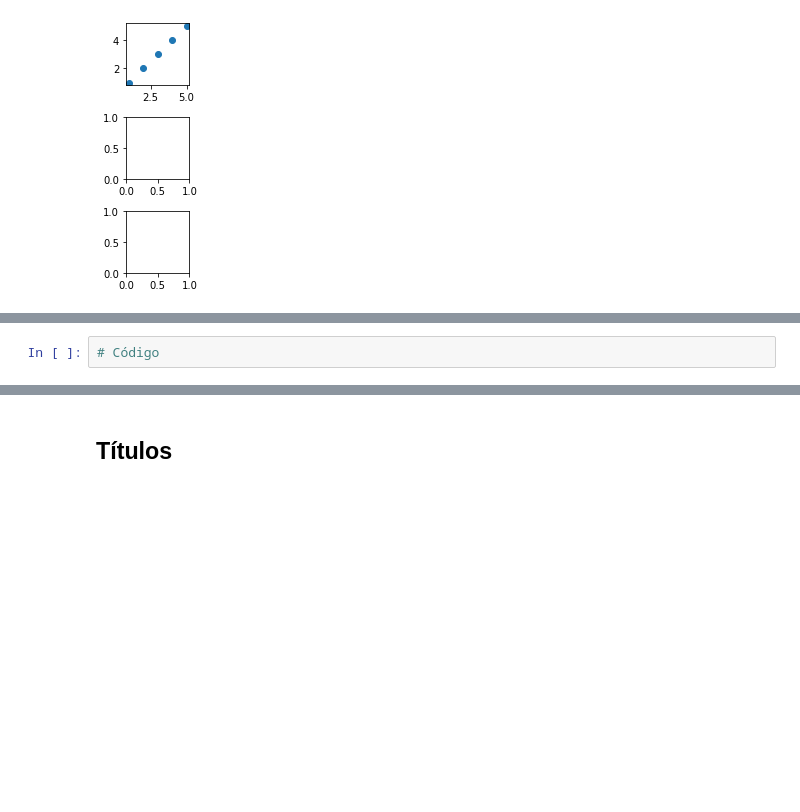
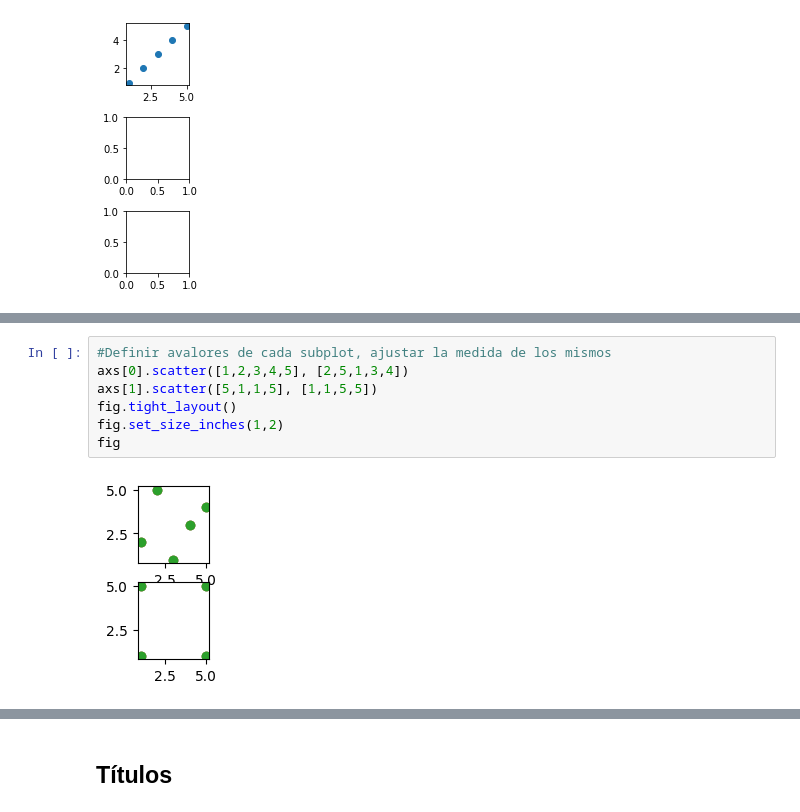
Before and after one commit to jvillanuevas/Data-Translator, a Jupyter notebook: Actividad Data Visualization 1.ipynb, the cells around one changed output, grey strips where cells are left out. Cells and saved outputs as stored; diff of their text form; blank space fills up the shorter version.

```diff
--- a/Actividad Data Visualization 1.ipynb
+++ b/Actividad Data Visualization 1.ipynb
@@ -301,8 +320,15 @@ La solución debe verse como sigue:
+# %%
+#Definir avalores de cada subplot, ajustar la medida de los mismos
+axs[0].scatter([1,2,3,4,5], [2,5,1,3,4])
+axs[1].scatter([5,1,1,5], [1,1,5,5])
+fig.tight_layout()
+fig.set_size_inches(1,2)
+fig
+# %% [output]
+[figure, added]
 # %% [markdown]
 ### Actividad
 
 Agregar un gráfico diagonal y cambiar el orden para que se vean como sigue:
 
 ![3_plots](https://i.ibb.co/PD7s9yy/3-plots.png)
-# %%
-# Código
```
Also changed, not shown: parts of 13 cells of this notebook.
